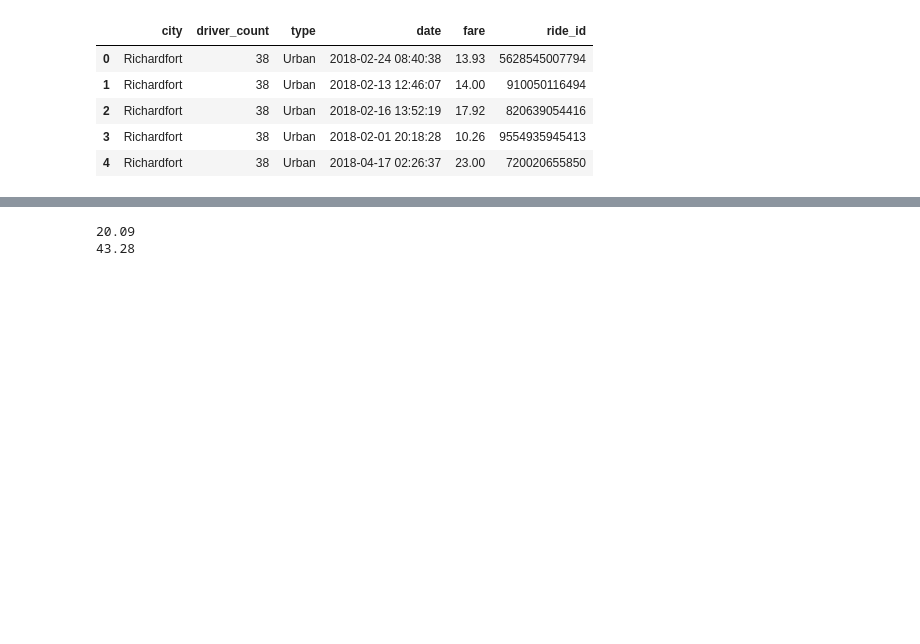
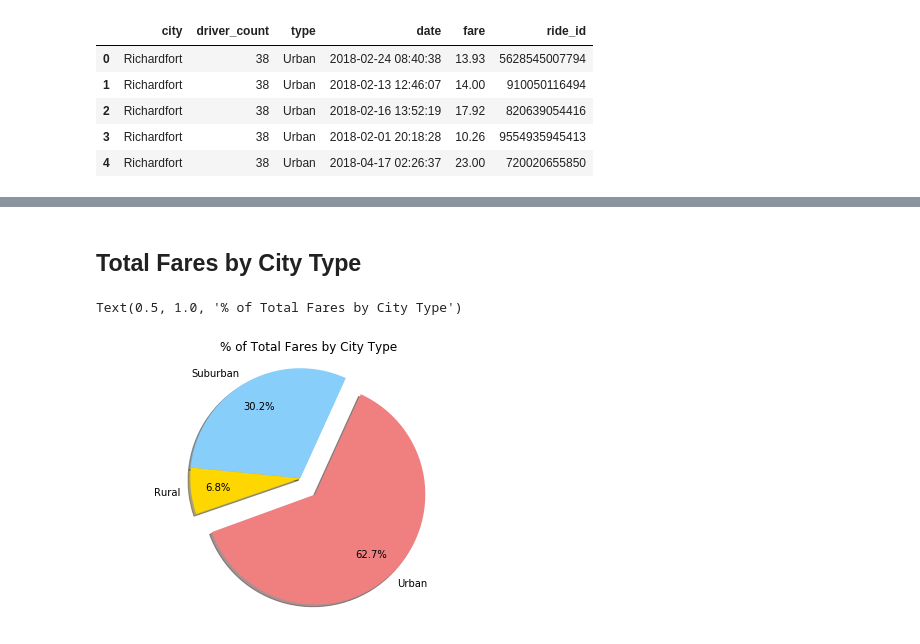
Before and after one commit to bpate05/PyBerAnalysis, a Jupyter notebook: PyBer_HW.ipynb, the cells around one changed output, grey strips where cells are left out. Saved outputs shown, nothing was run; the diff lists cells and outputs as text; code cells hidden in the pictures; blank space fills up the shorter version.

```diff
--- a/PyBer_HW.ipynb
+++ b/PyBer_HW.ipynb
@@ -115,6 +93,24 @@ community_df.head()
-# %%
-print(master_df["Average Fare"].min())
-print(master_df["Average Fare"].max())
-# %% [output]
-20.09
-43.28
+# %% [markdown]
+## Total Fares by City Type
+# %%
+# compute percentages of total fares using unique city dataframes
+urban_fare = urban_df["Average Fare"].mean() * urban_df["Total Rides"].sum() / merged_df["fare"].sum()
+suburban_fare = suburban_df["Average Fare"].mean() * suburban_df["Total Rides"].sum() / merged_df["fare"].sum()
+rural_fare = rural_df["Average Fare"].mean() * rural_df["Total Rides"].sum() / merged_df["fare"].sum()
+
+# define variables to make pie chart
+fares_pct = [urban_fare, suburban_fare, rural_fare]
+labels = ["Urban", "Suburban", "Rural"]
+colors = ["lightcoral", "lightskyblue", "gold"]
+fare_explode = (0.2, 0, 0)
+
+# create pie chart, adjust percentage location and start angle for legibility
+plt.pie(fares_pct, explode = fare_explode, labels = labels, colors = colors, autopct="%1.1f%%", shadow=True, startangle= 200, pctdistance=0.75)
+
+# format and add title
+plt.axis("equal")
+plt.tight_layout()
+plt.title("% of Total Fares by City Type")
+# %% [output]
+Text(0.5, 1.0, '% of Total Fares by City Type')
+[figure, added]
```
Also changed, not shown: parts of 18 cells of this notebook.
